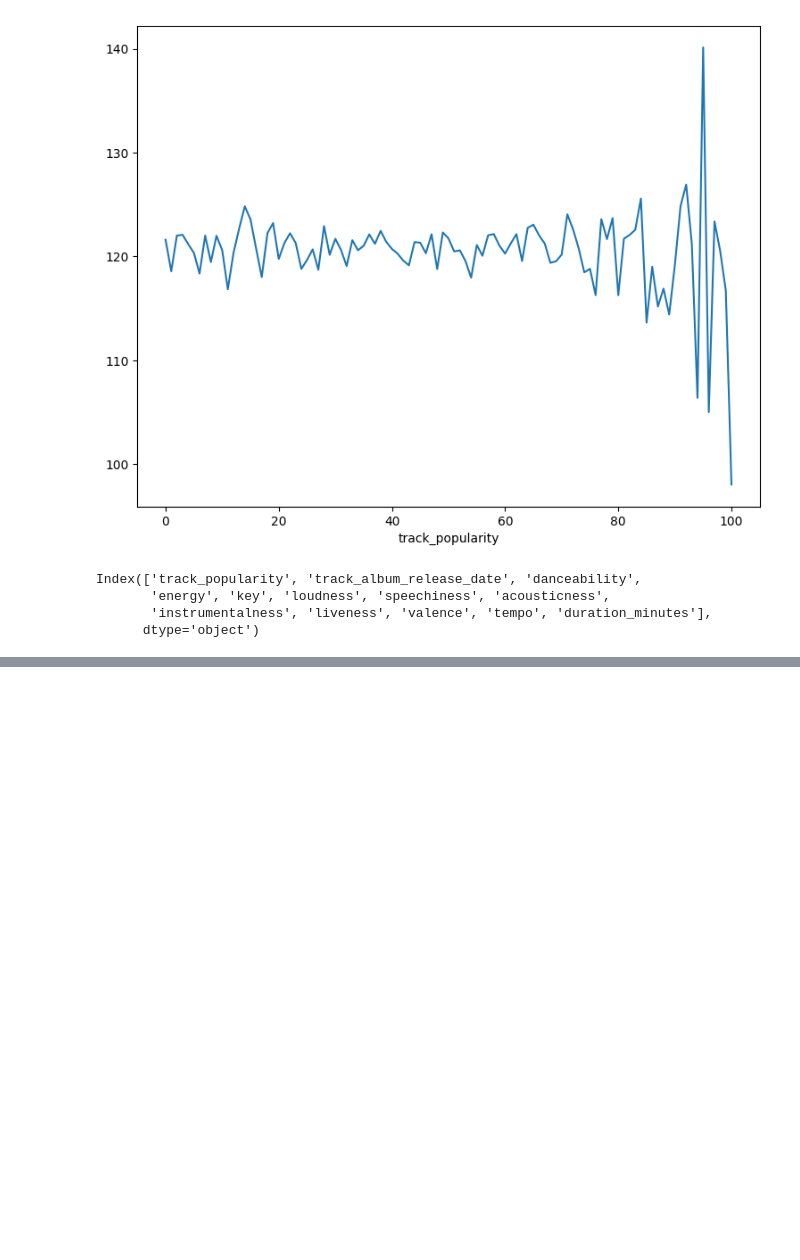
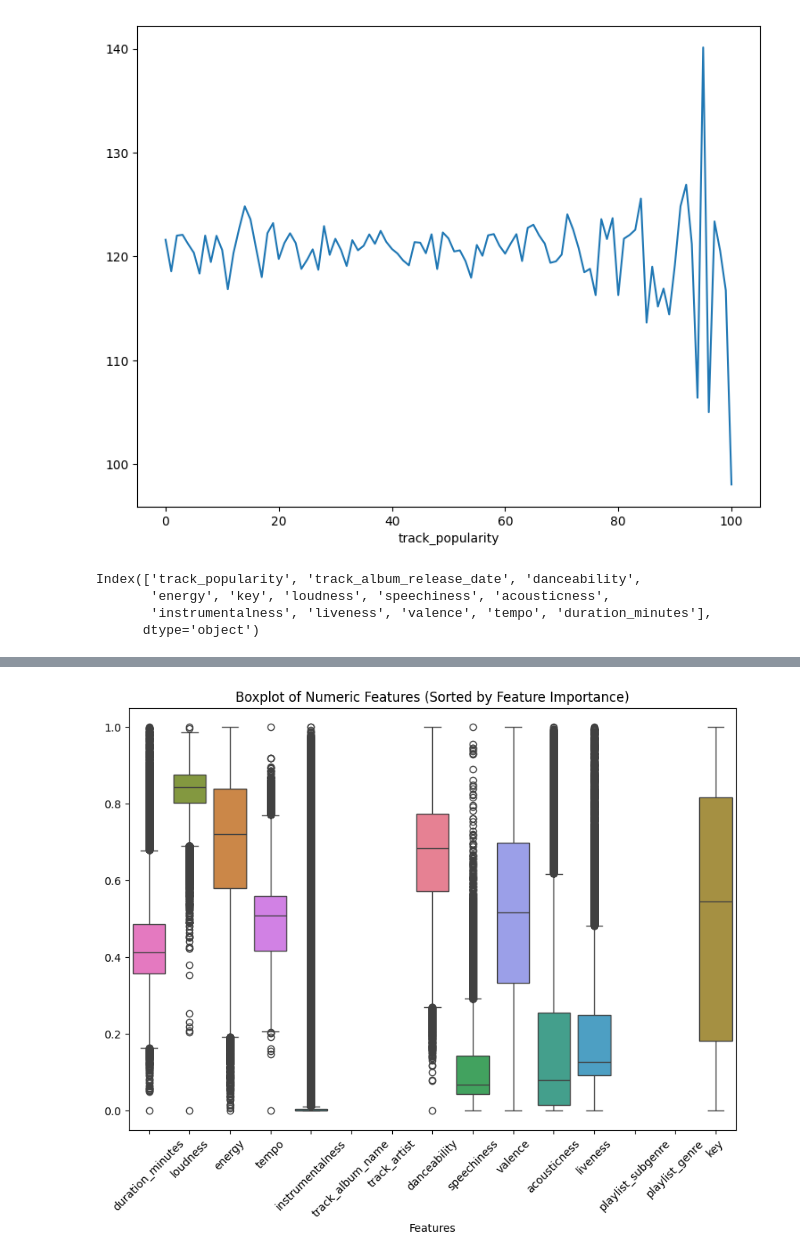
Before and after one commit to riwanahas/runreco, a Jupyter notebook: spotify_reco/models/spotify_reco_model_1.ipynb, the cells around one changed output, grey strips where cells are left out. Cells and saved outputs as stored; diff of their text form; code cells hidden in the pictures; blank space fills up the shorter version.

```diff
--- a/spotify_reco/models/spotify_reco_model_1.ipynb
+++ b/spotify_reco/models/spotify_reco_model_1.ipynb
@@ -233,0 +330,15 @@ Index(['track_popularity', 'track_album_release_date', 'danceability',
+# %%
+plt.figure(figsize=(10, 7))
+
+# Sort the features by importance
+sorted_features = feature_importances.index
+
+# Create the boxplot
+sns.boxplot(data=df_compare.drop('track_popularity', axis=1), order=sorted_features)
+
+plt.title('Boxplot of Numeric Features (Sorted by Feature Importance)')
+plt.xlabel('Features')
+plt.xticks(rotation=45)
+plt.show()
+# %% [output]
+[figure, added]
```
Also changed, not shown: parts of 13 cells of this notebook.
